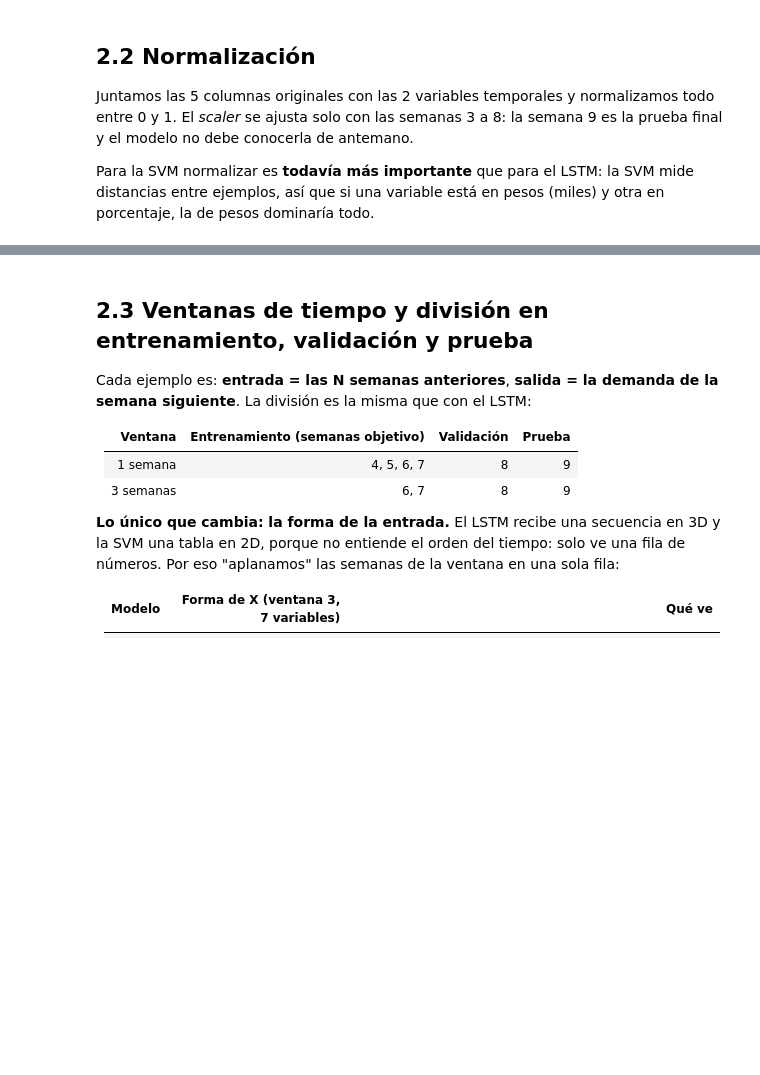
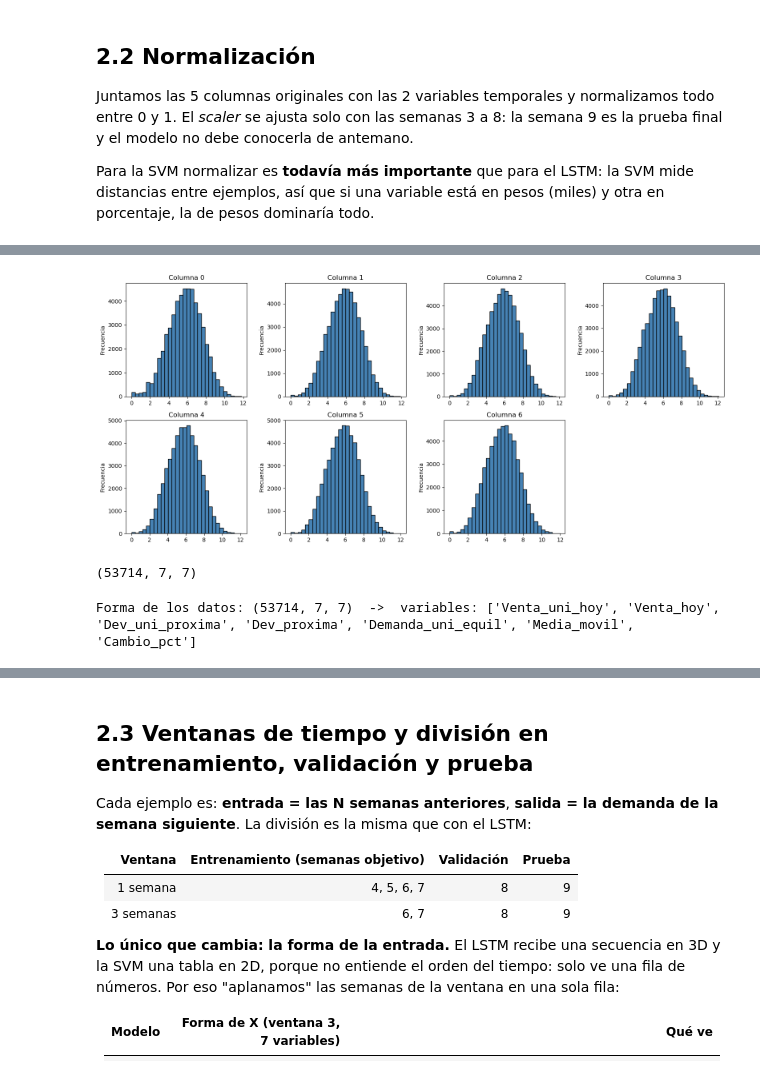
Before and after one commit to Alexis6am/AI_DeepLearning, a Jupyter notebook: ai/DL_SVM_MLflow.ipynb, the cells around one changed output, grey strips where cells are left out. Saved outputs shown, nothing was run; the diff lists cells and outputs as text; code cells hidden in the pictures; blank space fills up the shorter version.

```diff
--- a/ai/DL_SVM_MLflow.ipynb
+++ b/ai/DL_SVM_MLflow.ipynb
@@ -329,0 +399,40 @@ Forma de los datos: (53714, 7, 7)  ->  variables: ['Venta_uni_hoy', 'Venta_hoy',
+# %%
+media_movil2 = media_movil.copy()
+cambioss =np.log1p(media_movil2)
+
+fig, axes = plt.subplots(nrows=2, ncols=4, figsize=(16, 7))
+axes = axes.ravel()  # Aplana la cuadrícula de ejes para iterar fácil
+
+for i in range(7):
+    axes[i].hist(cambioss[:, i], bins=30, color='steelblue', edgecolor='black')
+    axes[i].set_title(f'Columna {i}')
+    axes[i].set_ylabel('Frecuencia')
+
+axes[7].axis('off')  # Oculta el octavo espacio vacío
+plt.tight_layout()
+plt.show()
+# %% [output]
+[figure, added]
+# %%
+datos.shape
+# %% [output]
+(53714, 7, 7)
+# %%
+# log1p: la demanda tiene cola muy larga; asi la normalizacion no se aplasta
+datos = np.log1p(datos)
+
+# Agregamos las 2 variables temporales -> forma (series, 7 semanas, 7 variables)
+# La media movil esta en unidades, asi que tambien lleva log1p. El cambio % ya es un numero pequeno
+datos = np.concatenate([datos,
+                        np.log1p(media_movil)[:, :, np.newaxis],
+                        cambio_pct[:, :, np.newaxis]], axis=2)
+nombres_variables = cols + ['Media_movil', 'Cambio_pct']
+print(f"Forma de los datos: {datos.shape}  ->  variables: {nombres_variables}")
+
+# Normalizamos (0-1) ajustando solo con las semanas de entrenamiento (3 a 8)
+scaler = MinMaxScaler(feature_range=(0, 1))
+#reshape no elimina columnas ni semanas. Reorganiza los datos. Temporalmente combierte a array 2d
+scaler.fit(datos[:, :6, :].reshape(-1, datos.shape[2]))
+datos_esc = scaler.transform(datos.reshape(-1, datos.shape[2])).reshape(datos.shape)
+# %% [output]
+Forma de los datos: (53714, 7, 7)  ->  variables: ['Venta_uni_hoy', 'Venta_hoy', 'Dev_uni_proxima', 'Dev_proxima', 'Demanda_uni_equil', 'Media_movil', 'Cambio_pct']
```
Also changed, not shown: parts of 14 cells of this notebook, 1 other file.
